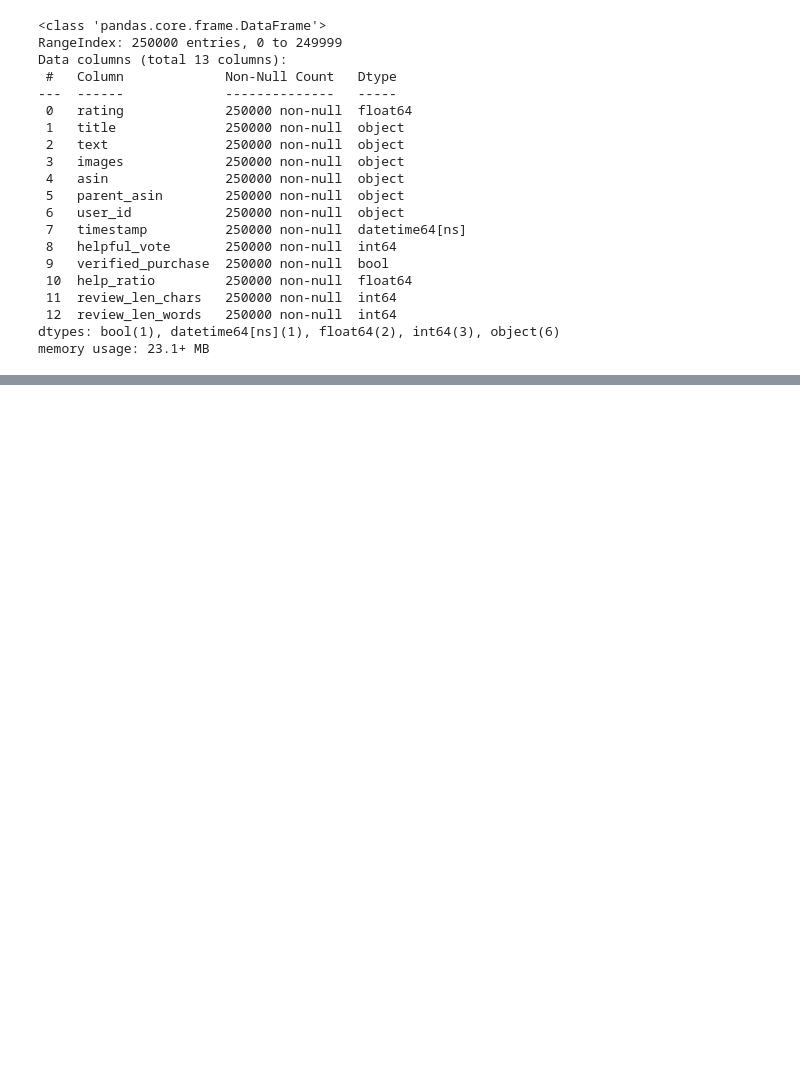
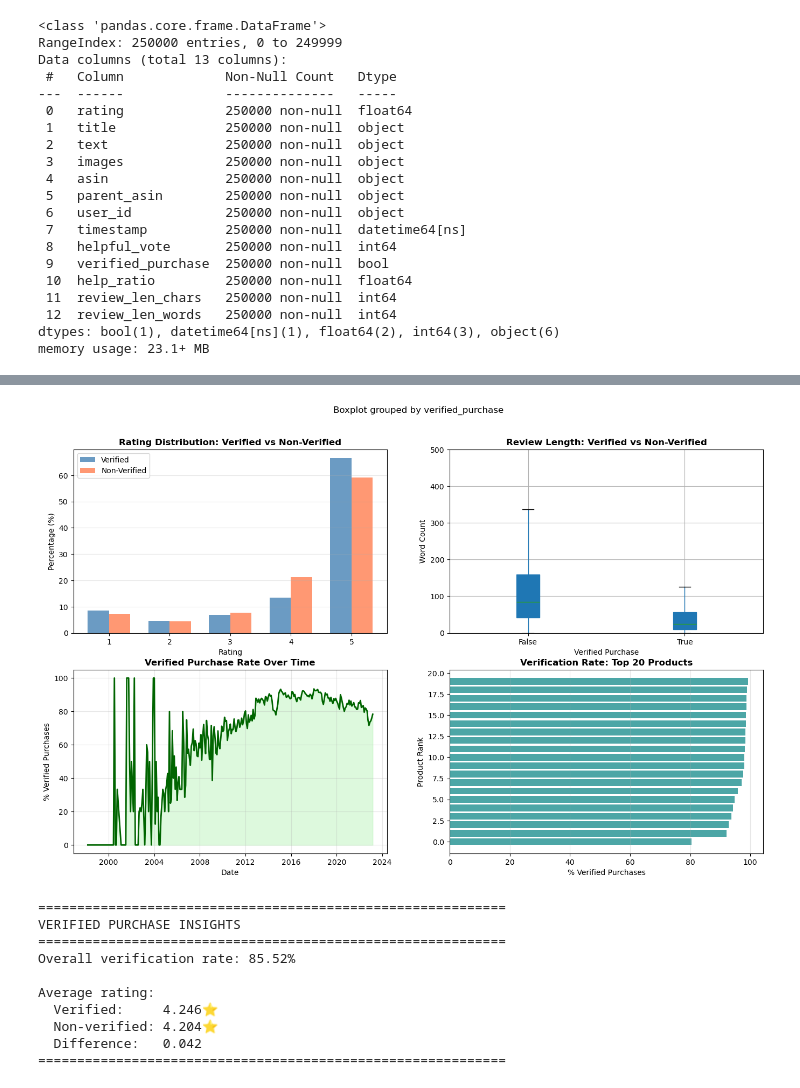
Before and after one commit to AndresRiera/Assignment-2-CSE-158R-, a Jupyter notebook: notebook.ipynb, the cells around one changed output, grey strips where cells are left out. Saved outputs shown, nothing was run; the diff lists cells and outputs as text; code cells hidden in the pictures; blank space fills up the shorter version.

```diff
--- a/notebook.ipynb
+++ b/notebook.ipynb
@@ -338,0 +563,78 @@ Name: count, dtype: int64
+# %%
+# Cell: Verified Purchase Deep Dive
+fig, axes = plt.subplots(2, 2, figsize=(16, 10))
+
+# Panel 1: Rating difference between verified and non-verified
+verified_ratings = df[df['verified_purchase'] == True]['rating'].value_counts(normalize=True).sort_index() * 100
+unverified_ratings = df[df['verified_purchase'] == False]['rating'].value_counts(normalize=True).sort_index() * 100
+
+x = np.arange(1, 6)
+width = 0.35
+axes[0, 0].bar(x - width/2, [verified_ratings.get(i, 0) for i in range(1, 6)],
+               width, label='Verified', color='steelblue', alpha=0.8)
+axes[0, 0].bar(x + width/2, [unverified_ratings.get(i, 0) for i in range(1, 6)],
+               width, label='Non-Verified', color='coral', alpha=0.8)
+axes[0, 0].set_title('Rating Distribution: Verified vs Non-Verified', fontweight='bold')
+axes[0, 0].set_xlabel('Rating')
+axes[0, 0].set_ylabel('Percentage (%)')
+axes[0, 0].legend()
+axes[0, 0].grid(axis='y', alpha=0.3)
+
+# Panel 2: Review length comparison
+df.boxplot(column='review_len_words', by='verified_purchase', ax=axes[0, 1],
+           patch_artist=True, showfliers=False)
+axes[0, 1].set_title('Review Length: Verified vs Non-Verified', fontweight='bold')
+axes[0, 1].set_xlabel('Verified Purchase')
+axes[0, 1].set_ylabel('Word Count')
+axes[0, 1].set_ylim(0, 500)
+plt.sca(axes[0, 1])
+plt.xticks([1, 2], ['False', 'True'])
+
+# Panel 3: Verification rate over time
+verification_over_time = df.groupby(df['timestamp'].dt.to_period('M'))['verified_purchase'].agg(['mean', 'count'])
+time_idx = verification_over_time.index.to_timestamp()
+axes[1, 0].plot(time_idx, verification_over_time['mean'] * 100, linewidth=2, color='darkgreen')
+axes[1, 0].fill_between(time_idx, verification_over_time['mean'] * 100, alpha=0.3, color='lightgreen')
+axes[1, 0].set_title('Verified Purchase Rate Over Time', fontweight='bold')
+axes[1, 0].set_xlabel('Date')
+axes[1, 0].set_ylabel('% Verified Purchases')
+axes[1, 0].grid(True, alpha=0.3)
+
+# Panel 4: Top products - verification rate
+top_20_asins = df['asin'].value_counts().head(20).index
+top_products_verify = []
+for asin in top_20_asins:
+    product_df = df[df['asin'] == asin]
+    verify_rate = product_df['verified_purchase'].mean() * 100
+    top_products_verify.append(verify_rate)
+
+axes[1, 1].barh(range(20), sorted(top_products_verify), color='teal', alpha=0.7)
+axes[1, 1].set_title('Verification Rate: Top 20 Products', fontweight='bold')
+axes[1, 1].set_xlabel('% Verified Purchases')
+axes[1, 1].set_ylabel('Product Rank')
+axes[1, 1].grid(axis='x', alpha=0.3)
+
+#plt.tight_layout()
+plt.show()
+
+print("\n" + "="*60)
+print("VERIFIED PURCHASE INSIGHTS")
+print("="*60)
+print(f"Overall verification rate: {df['verified_purchase'].mean() * 100:.2f}%")
+print(f"\nAverage rating:")
+print(f"  Verified:     {df[df['verified_purchase'] == True]['rating'].mean():.3f}⭐")
+print(f"  Non-verified: {df[df['verified_purchase'] == False]['rating'].mean():.3f}⭐")
+print(f"  Difference:   {df[df['verified_purchase'] == True]['rating'].mean() - df[df['verified_purchase'] == False]['rating'].mean():.3f}")
+print("="*60)
+# %% [output]
+[figure, added]
+============================================================
+VERIFIED PURCHASE INSIGHTS
+============================================================
+Overall verification rate: 85.52%
+
+Average rating:
+  Verified:     4.246⭐
+  Non-verified: 4.204⭐
+  Difference:   0.042
+============================================================
```
Also changed, not shown: parts of 52 cells of this notebook, 1 other file.
